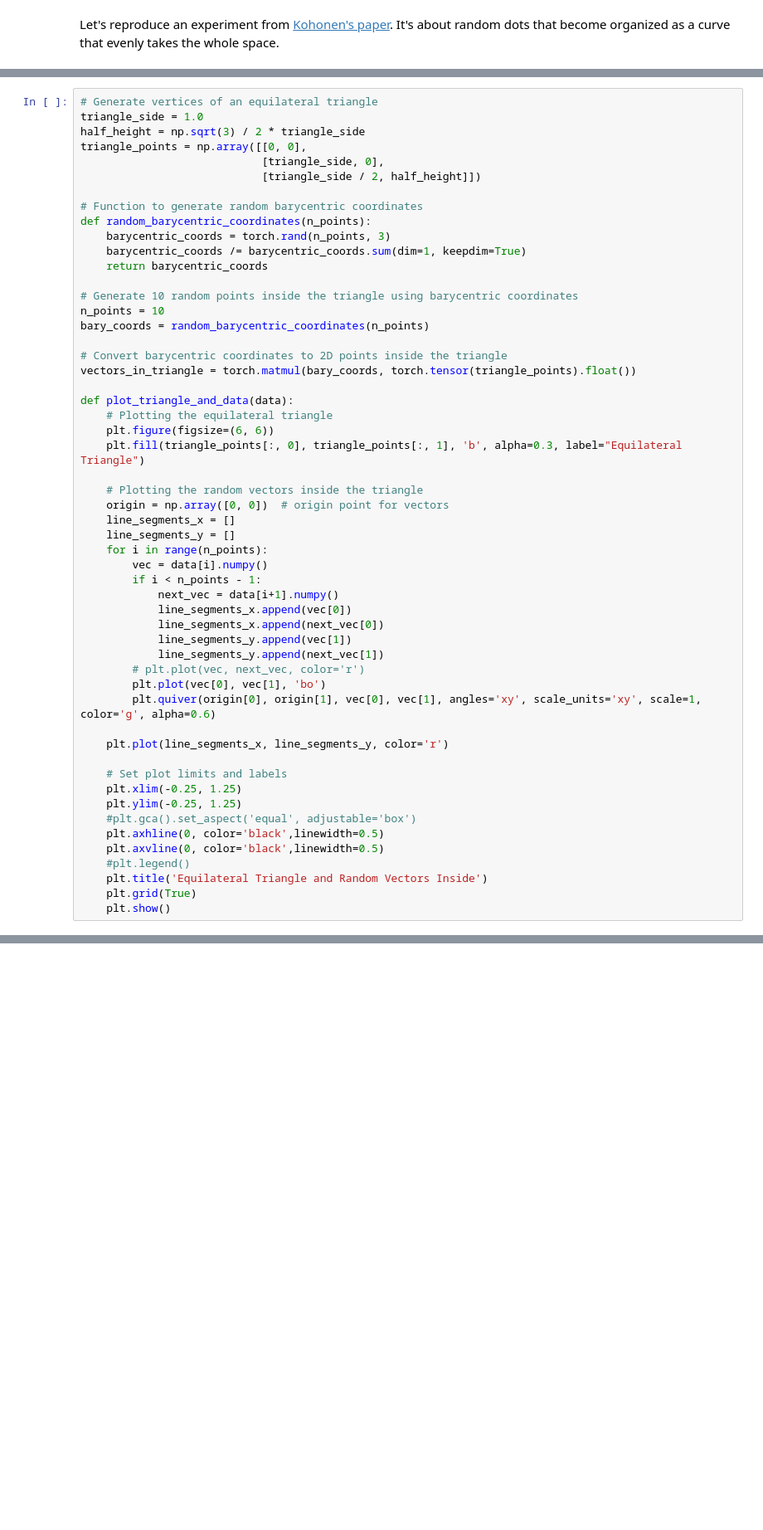
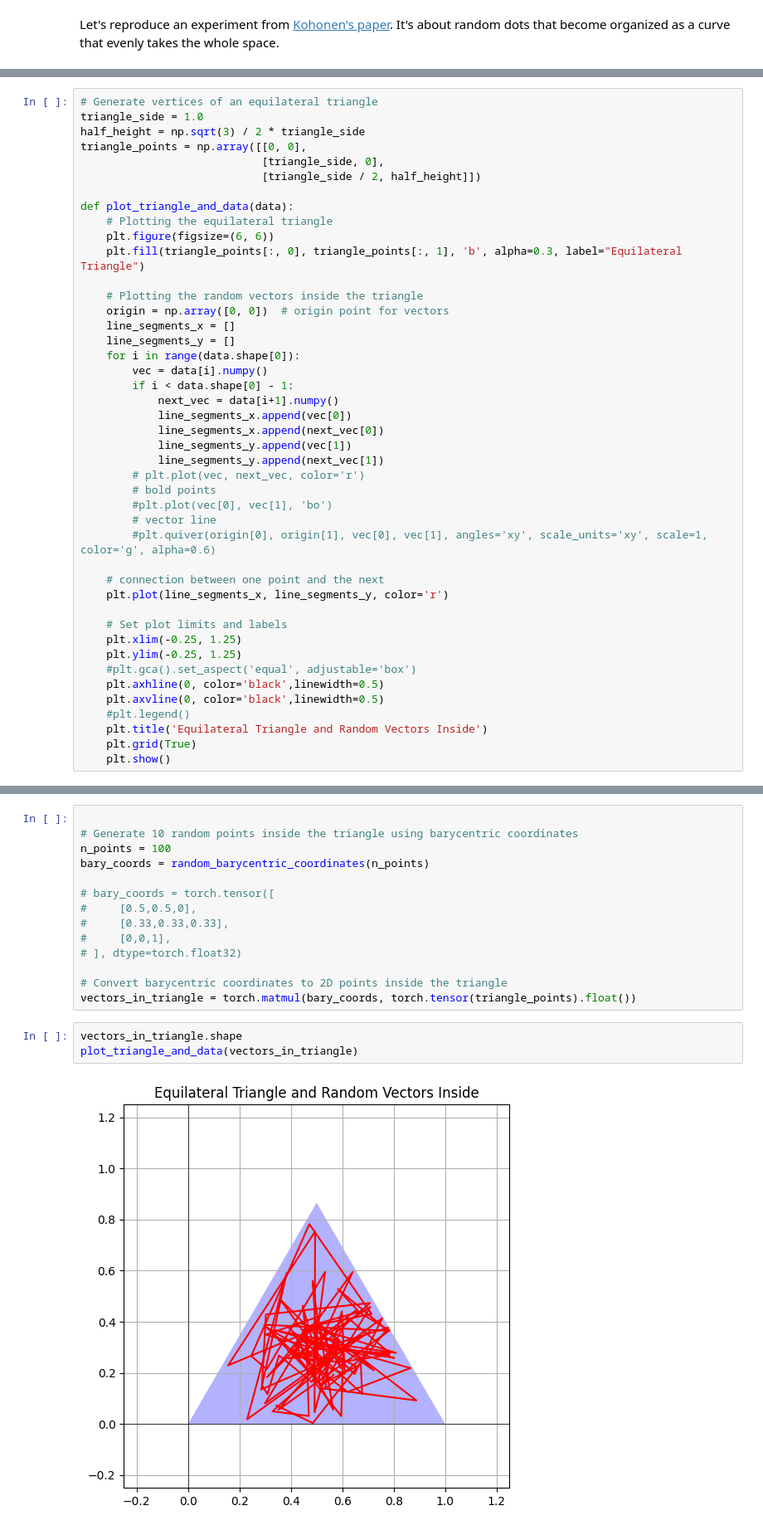
Before and after one commit to mikolasan/ai_sandbox, a Jupyter notebook: arc/kohonen.ipynb, the cells around one changed output, grey strips where cells are left out. Shown at 83% size. Cells and saved outputs as stored; diff of their text form; blank space fills up the shorter version.

```diff
--- a/arc/kohonen.ipynb
+++ b/arc/kohonen.ipynb
@@ -240,19 +246,6 @@ half_height = np.sqrt(3) / 2 * triangle_side
 triangle_points = np.array([[0, 0],
                             [triangle_side, 0],
                             [triangle_side / 2, half_height]])
-
-# Function to generate random barycentric coordinates
-def random_barycentric_coordinates(n_points):
-    barycentric_coords = torch.rand(n_points, 3)
-    barycentric_coords /= barycentric_coords.sum(dim=1, keepdim=True)
-    return barycentric_coords
-
-# Generate 10 random points inside the triangle using barycentric coordinates
-n_points = 10
-bary_coords = random_barycentric_coordinates(n_points)
-
-# Convert barycentric coordinates to 2D points inside the triangle
-vectors_in_triangle = torch.matmul(bary_coords, torch.tensor(triangle_points).float())
 
 def plot_triangle_and_data(data):
     # Plotting the equilateral triangle
@@ -263,18 +256,21 @@ def plot_triangle_and_data(data):
     origin = np.array([0, 0])  # origin point for vectors
     line_segments_x = []
     line_segments_y = []
-    for i in range(n_points):
+    for i in range(data.shape[0]):
         vec = data[i].numpy()
-        if i < n_points - 1:
+        if i < data.shape[0] - 1:
             next_vec = data[i+1].numpy()
             line_segments_x.append(vec[0])
             line_segments_x.append(next_vec[0])
             line_segments_y.append(vec[1])
             line_segments_y.append(next_vec[1])
         # plt.plot(vec, next_vec, color='r')
-        plt.plot(vec[0], vec[1], 'bo')
-        plt.quiver(origin[0], origin[1], vec[0], vec[1], angles='xy', scale_units='xy', scale=1, color='g', alpha=0.6)
+        # bold points
+        #plt.plot(vec[0], vec[1], 'bo')
+        # vector line
+        #plt.quiver(origin[0], origin[1], vec[0], vec[1], angles='xy', scale_units='xy', scale=1, color='g', alpha=0.6)
 
+    # connection between one point and the next
     plt.plot(line_segments_x, line_segments_y, color='r')
 
     # Set plot limits and labels
@@ -289,0 +293,19 @@ def plot_triangle_and_data(data):
+# %%
+
+# Generate 10 random points inside the triangle using barycentric coordinates
+n_points = 100
+bary_coords = random_barycentric_coordinates(n_points)
+
+# bary_coords = torch.tensor([
+#     [0.5,0.5,0],
+#     [0.33,0.33,0.33],
+#     [0,0,1],
+# ], dtype=torch.float32)
+
+# Convert barycentric coordinates to 2D points inside the triangle
+vectors_in_triangle = torch.matmul(bary_coords, torch.tensor(triangle_points).float())
+# %%
+vectors_in_triangle.shape
+plot_triangle_and_data(vectors_in_triangle)
+# %% [output]
+[figure, added]
```
Also changed, not shown: parts of 12 cells of this notebook, 6 other files.
